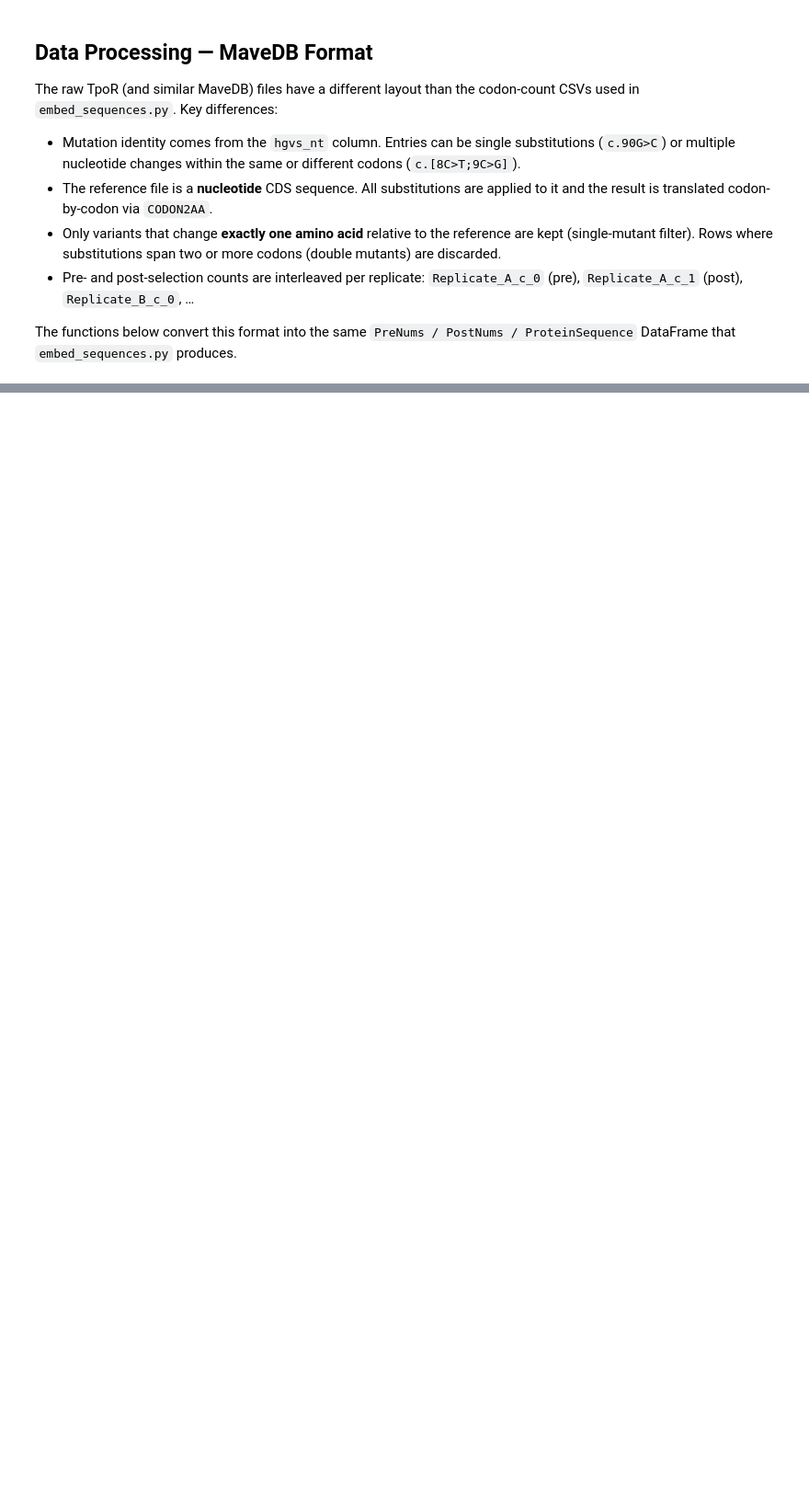
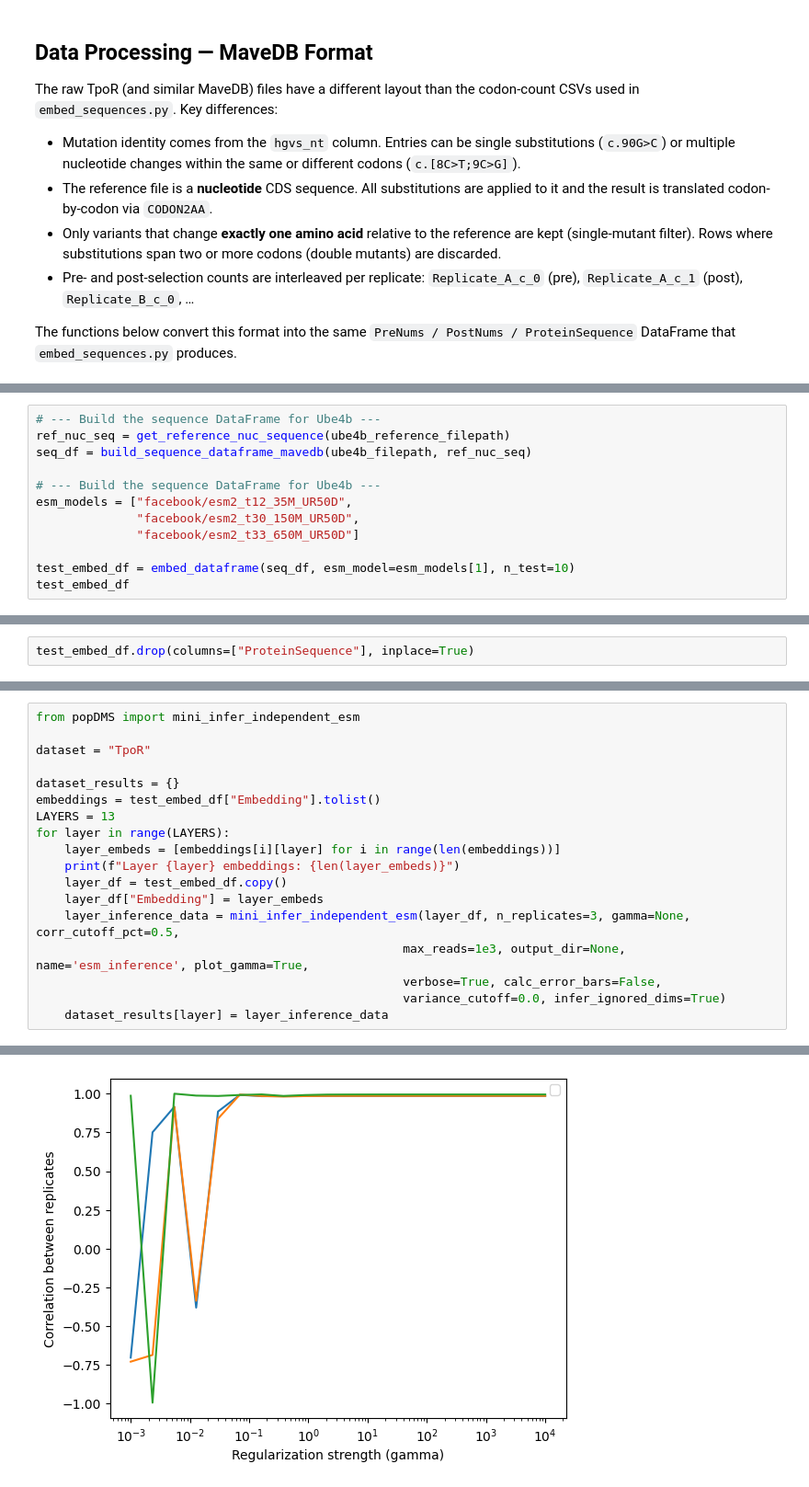
Before and after one commit to dylanwells37/esmDMS, a Jupyter notebook: notebook_analysis/test.ipynb, the cells around one changed output, grey strips where cells are left out. Shown at 92% size. Cells and saved outputs as stored; diff of their text form; blank space fills up the shorter version.

Commit message:
new embed sequences

```diff
--- a/notebook_analysis/test.ipynb
+++ b/notebook_analysis/test.ipynb
@@ -370,0 +103,12 @@ T1N, W29S       NETAWISLVTALHLVLGLSAVLGLLLLRSQF
+# %%
+# --- Build the sequence DataFrame for Ube4b ---
+ref_nuc_seq = get_reference_nuc_sequence(ube4b_reference_filepath)
+seq_df = build_sequence_dataframe_mavedb(ube4b_filepath, ref_nuc_seq)
+
+# --- Build the sequence DataFrame for Ube4b ---
+esm_models = ["facebook/esm2_t12_35M_UR50D",
+              "facebook/esm2_t30_150M_UR50D",
+              "facebook/esm2_t33_650M_UR50D"]
+
+test_embed_df = embed_dataframe(seq_df, esm_model=esm_models[1], n_test=10)
+test_embed_df
@@ -370,0 +143,2 @@ T1N, W29S       NETAWISLVTALHLVLGLSAVLGLLLLRSQF
+# %%
+test_embed_df.drop(columns=["ProteinSequence"], inplace=True)
@@ -370,0 +160,19 @@ T1N, W29S       NETAWISLVTALHLVLGLSAVLGLLLLRSQF
+# %%
+from popDMS import mini_infer_independent_esm
+
+dataset = "TpoR"
+
+dataset_results = {}
+embeddings = test_embed_df["Embedding"].tolist()
+LAYERS = 13
+for layer in range(LAYERS):
+    layer_embeds = [embeddings[i][layer] for i in range(len(embeddings))]
+    print(f"Layer {layer} embeddings: {len(layer_embeds)}")
+    layer_df = test_embed_df.copy()
+    layer_df["Embedding"] = layer_embeds
+    layer_inference_data = mini_infer_independent_esm(layer_df, n_replicates=3, gamma=None, corr_cutoff_pct=0.5,
+                                                   max_reads=1e3, output_dir=None, name='esm_inference', plot_gamma=True,
+                                                   verbose=True, calc_error_bars=False,
+                                                   variance_cutoff=0.0, infer_ignored_dims=True)
+    dataset_results[layer] = layer_inference_data
+# %% [output]
@@ -370,0 +187 @@ T1N, W29S       NETAWISLVTALHLVLGLSAVLGLLLLRSQF
+[figure, added]
```
Also changed, not shown: parts of 19 cells of this notebook, 1 other file.
